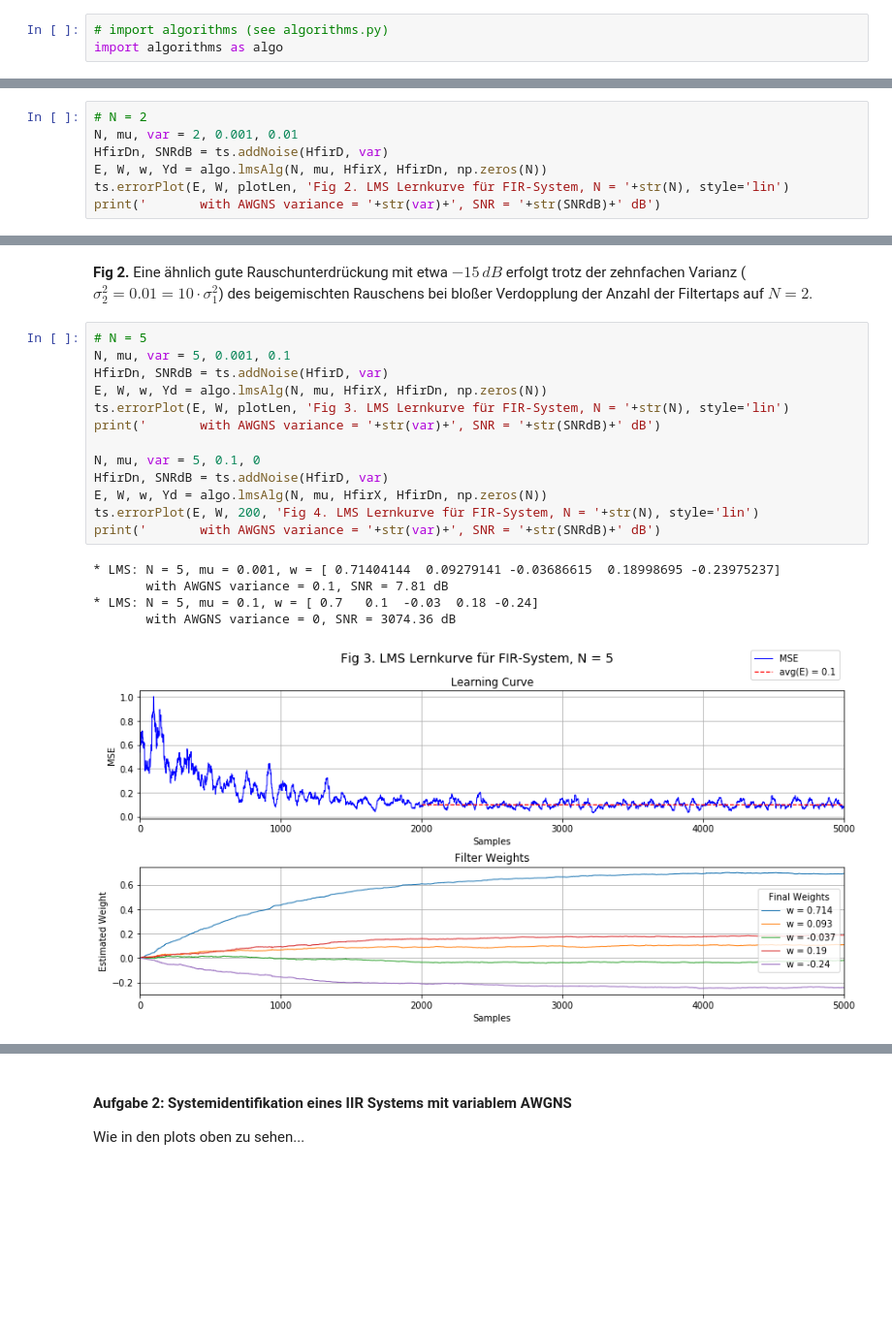
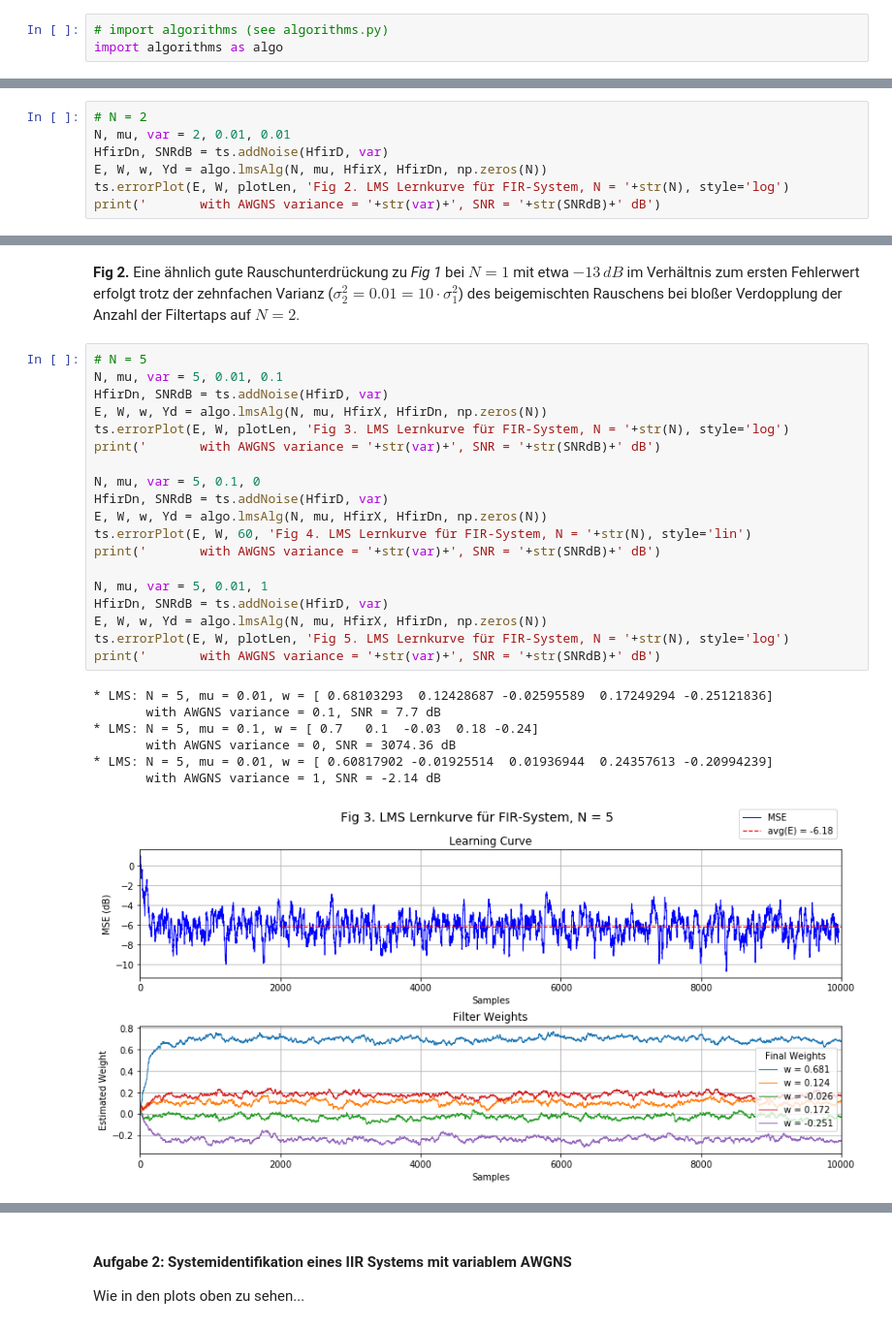
Before and after one commit to xhain/Systemidentifikation, a Jupyter notebook: python/Systemidentifikation.ipynb, the cells around one changed output, grey strips where cells are left out. Shown at 97% size. Cells and saved outputs as stored; diff of their text form; blank space fills up the shorter version.

```diff
--- a/python/Systemidentifikation.ipynb
+++ b/python/Systemidentifikation.ipynb
@@ -93,8 +92,8 @@ Eine Rauschtoleranz müsste beim Entwurf des Systems vorher definiert werden um
 # %%
 # N = 2
-N, mu, var = 2, 0.001, 0.01
+N, mu, var = 2, 0.01, 0.01
 HfirDn, SNRdB = ts.addNoise(HfirD, var)
 E, W, w, Yd = algo.lmsAlg(N, mu, HfirX, HfirDn, np.zeros(N))
-ts.errorPlot(E, W, plotLen, 'Fig 2. LMS Lernkurve für FIR-System, N = '+str(N), style='lin')
+ts.errorPlot(E, W, plotLen, 'Fig 2. LMS Lernkurve für FIR-System, N = '+str(N), style='log')
 print('       with AWGNS variance = '+str(var)+', SNR = '+str(SNRdB)+' dB')
 # %% [output]
@@ -104,21 +103,29 @@ print('       with AWGNS variance = '+str(var)+', SNR = '+str(SNRdB)+' dB')
 # %% [markdown]
-**Fig 2.** Eine ähnlich gute Rauschunterdrückung mit etwa $-15 \,dB$ erfolgt trotz der zehnfachen Varianz ($\sigma_2^2 = 0.01 = 10 \cdot \sigma_1^2$) des beigemischten Rauschens bei bloßer Verdopplung der Anzahl der Filtertaps auf $N = 2$.
+**Fig 2.** Eine ähnlich gute Rauschunterdrückung zu *Fig 1* bei $N = 1$ mit etwa $-13 \,dB$ im Verhältnis zum ersten Fehlerwert erfolgt trotz der zehnfachen Varianz ($\sigma_2^2 = 0.01 = 10 \cdot \sigma_1^2$) des beigemischten Rauschens bei bloßer Verdopplung der Anzahl der Filtertaps auf $N = 2$.
 # %%
 # N = 5
-N, mu, var = 5, 0.001, 0.1
+N, mu, var = 5, 0.01, 0.1
 HfirDn, SNRdB = ts.addNoise(HfirD, var)
 E, W, w, Yd = algo.lmsAlg(N, mu, HfirX, HfirDn, np.zeros(N))
-ts.errorPlot(E, W, plotLen, 'Fig 3. LMS Lernkurve für FIR-System, N = '+str(N), style='lin')
+ts.errorPlot(E, W, plotLen, 'Fig 3. LMS Lernkurve für FIR-System, N = '+str(N), style='log')
 print('       with AWGNS variance = '+str(var)+', SNR = '+str(SNRdB)+' dB')
 
 N, mu, var = 5, 0.1, 0
 HfirDn, SNRdB = ts.addNoise(HfirD, var)
 E, W, w, Yd = algo.lmsAlg(N, mu, HfirX, HfirDn, np.zeros(N))
-ts.errorPlot(E, W, 200, 'Fig 4. LMS Lernkurve für FIR-System, N = '+str(N), style='lin')
+ts.errorPlot(E, W, 60, 'Fig 4. LMS Lernkurve für FIR-System, N = '+str(N), style='lin')
 print('       with AWGNS variance = '+str(var)+', SNR = '+str(SNRdB)+' dB')
+
+N, mu, var = 5, 0.01, 1
+HfirDn, SNRdB = ts.addNoise(HfirD, var)
+E, W, w, Yd = algo.lmsAlg(N, mu, HfirX, HfirDn, np.zeros(N))
+ts.errorPlot(E, W, plotLen, 'Fig 5. LMS Lernkurve für FIR-System, N = '+str(N), style='log')
+print('       with AWGNS variance = '+str(var)+', SNR = '+str(SNRdB)+' dB')
 # %% [output]
-* LMS: N = 5, mu = 0.001, w = [ 0.71404144  0.09279141 -0.03686615  0.18998695 -0.23975237]
-       with AWGNS variance = 0.1, SNR = 7.81 dB
+* LMS: N = 5, mu = 0.01, w = [ 0.68103293  0.12428687 -0.02595589  0.17249294 -0.25121836]
+       with AWGNS variance = 0.1, SNR = 7.7 dB
 * LMS: N = 5, mu = 0.1, w = [ 0.7   0.1  -0.03  0.18 -0.24]
        with AWGNS variance = 0, SNR = 3074.36 dB
+* LMS: N = 5, mu = 0.01, w = [ 0.60817902 -0.01925514  0.01936944  0.24357613 -0.20994239]
+       with AWGNS variance = 1, SNR = -2.14 dB
-[figure, old version]
+[figure, new version]
```
Also changed, not shown: parts of 20 cells of this notebook, 3 other files.
